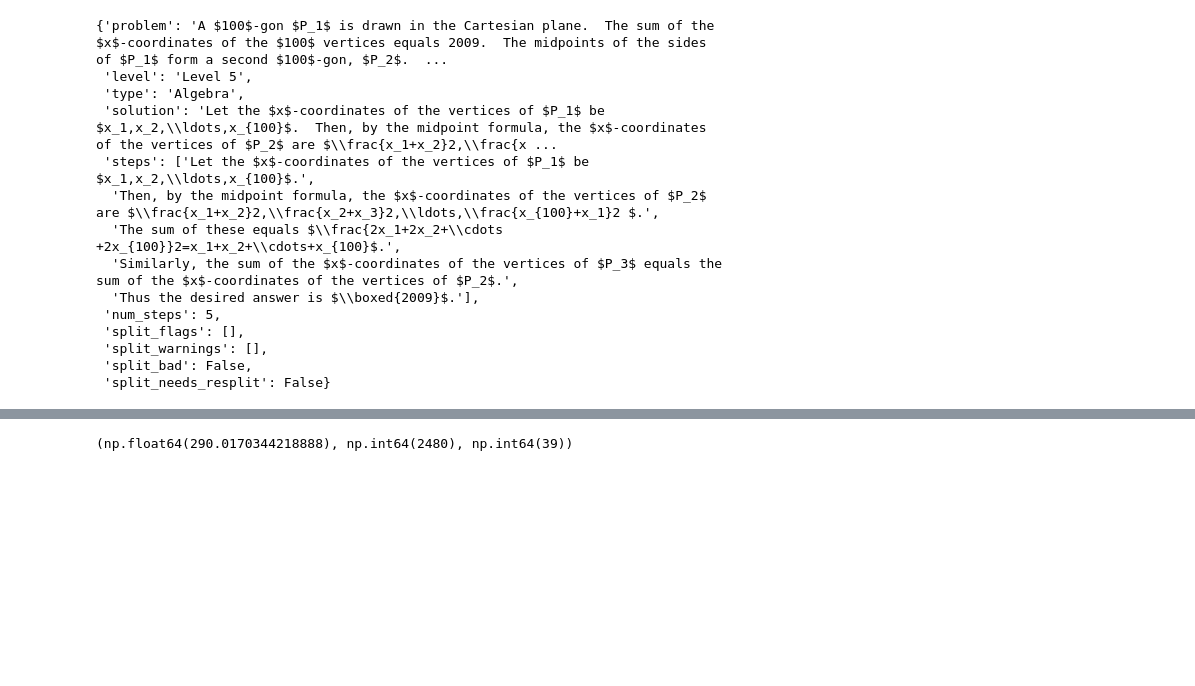
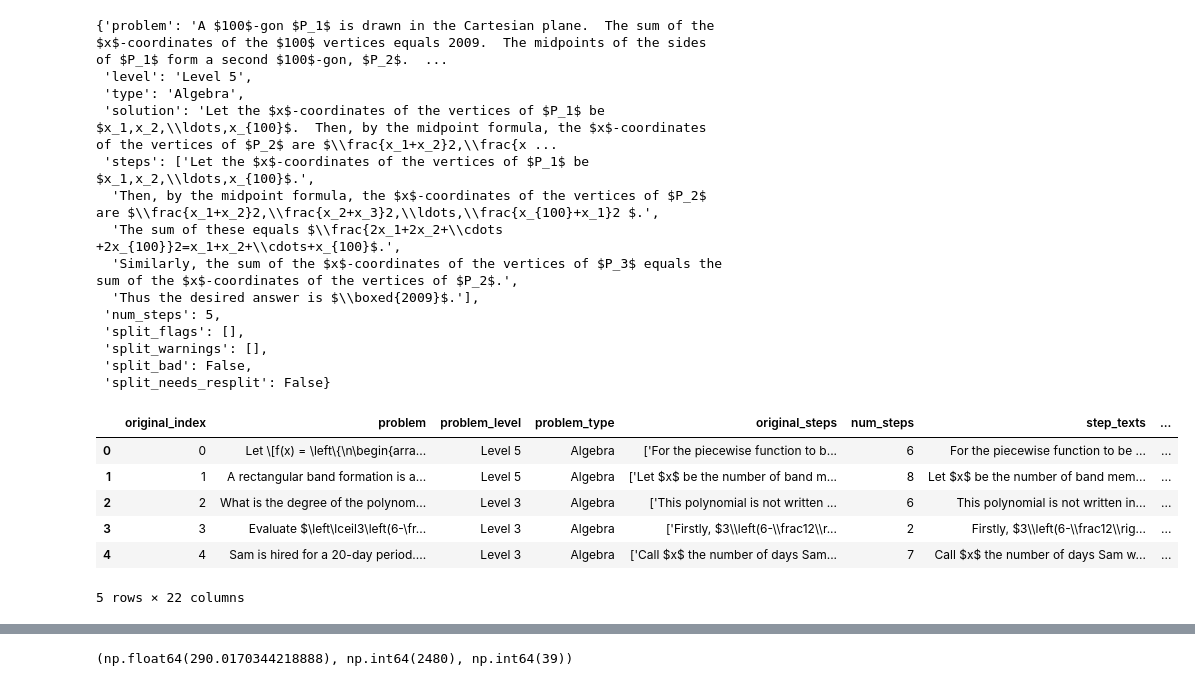
Before and after one commit to mismayil/coconut, a Jupyter notebook: math_data.ipynb, the cells around one changed output, grey strips where cells are left out. Cells and saved outputs as stored; diff of their text form; code cells hidden in the pictures; blank space fills up the shorter version.

```diff
--- a/math_data.ipynb
+++ b/math_data.ipynb
@@ -41,3 +41,22 @@ dataset["train"][500]
  'split_needs_resplit': False}
 # %%
 dataset = dataset["train"]
+# %%
+import pandas as pd
+
+df = pd.read_csv("data/full_classification_results.csv")
+
+cls_map = {}
+
+for _, row in df.iterrows():
+    cls_map[row["problem"]] = [int(x) for x in row["difficulty_levels"].split(";")]
+# %%
+df.head()
+# %% [output]
+|  | original_index | problem | problem_level | problem_type | original_steps | num_steps | step_texts | ... |
+| 0 | 0 | Let \[f(x) = \left\{\n\begin{arra... | Level 5 | Algebra | ['For the piecewise function to b... | 6 | For the piecewise function to be ... | ... |
+| 1 | 1 | A rectangular band formation is a... | Level 5 | Algebra | ['Let $x$ be the number of band m... | 8 | Let $x$ be the number of band mem... | ... |
+| 2 | 2 | What is the degree of the polynom... | Level 3 | Algebra | ['This polynomial is not written ... | 6 | This polynomial is not written in... | ... |
+| 3 | 3 | Evaluate $\left\lceil3\left(6-\fr... | Level 3 | Algebra | ['Firstly, $3\\left(6-\\frac12\\r... | 2 | Firstly, $3\\left(6-\\frac12\\rig... | ... |
+| 4 | 4 | Sam is hired for a 20-day period.... | Level 3 | Algebra | ['Call $x$ the number of days Sam... | 7 | Call $x$ the number of days Sam w... | ... |
+5 rows × 22 columns
```
Also changed, not shown: parts of 5 cells of this notebook, 4 other files.
